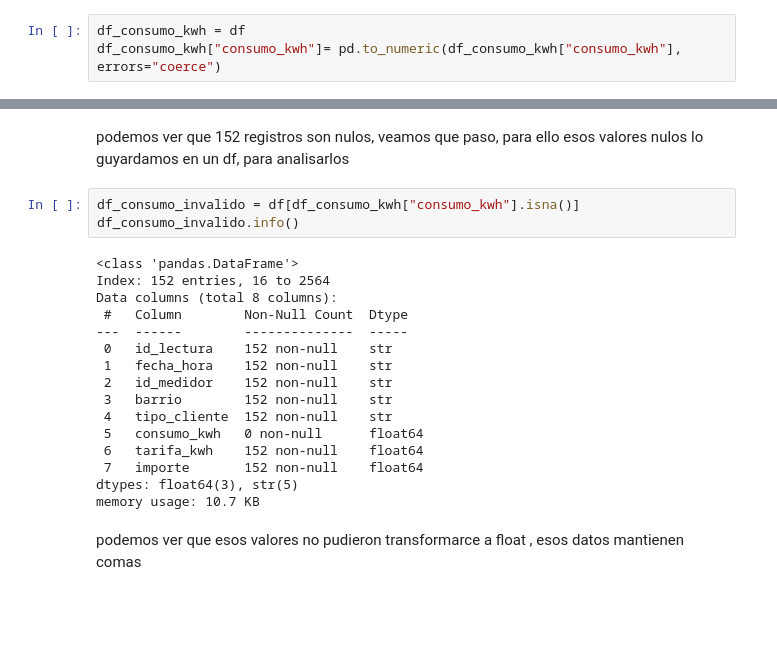
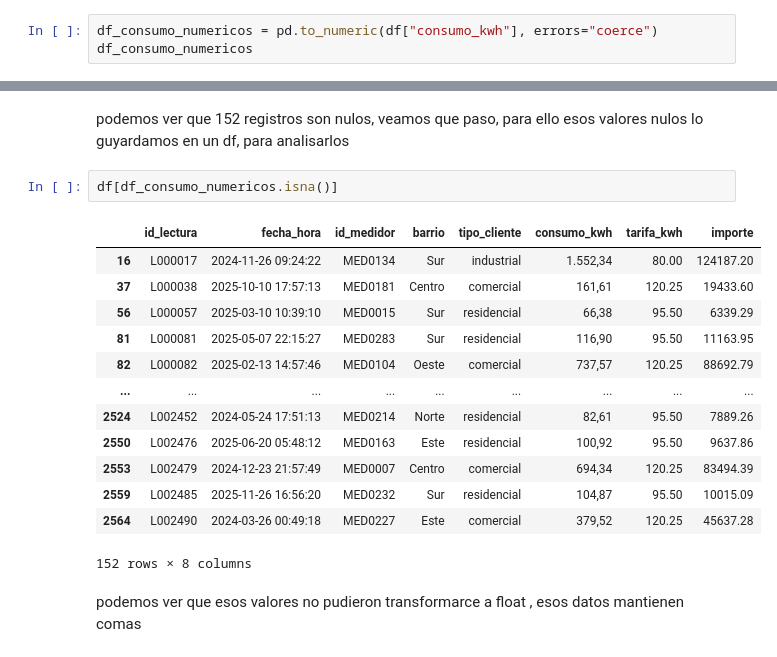
Before and after one commit to giiovannie/tp-final-big-data--EnergiaViva-SA, a Jupyter notebook: exploracion.ipynb, the cells around one changed output, grey strips where cells are left out. Drawn from its saved outputs; the diff is of its cells as text; blank space fills up the shorter version.

Commit message:
fix: se arreglo un error de analisis en codigo python

```diff
--- a/exploracion.ipynb
+++ b/exploracion.ipynb
@@ -147,5 +147,5 @@ con respecto a este campo podemos ver que por diferencia de espaciado y de inici
 # %% [markdown]
 bien ahora analisaremos este campo consumo_kwh
 # %%
-df_consumo_kwh = df
-df_consumo_kwh["consumo_kwh"]= pd.to_numeric(df_consumo_kwh["consumo_kwh"], errors="coerce")
+df_consumo_numericos = pd.to_numeric(df["consumo_kwh"], errors="coerce")
+df_consumo_numericos
@@ -159,24 +172,21 @@ np.int64(152)
 # %% [markdown]
 podemos ver que 152 registros son nulos, veamos que paso, para ello esos valores nulos lo guyardamos en un df, para analisarlos
 # %%
-df_consumo_invalido = df[df_consumo_kwh["consumo_kwh"].isna()]
-df_consumo_invalido.info()
+df[df_consumo_numericos.isna()]
 # %% [output]
+|  | id_lectura | fecha_hora | id_medidor | barrio | tipo_cliente | consumo_kwh | tarifa_kwh | importe |
+| 16 | L000017 | 2024-11-26 09:24:22 | MED0134 | Sur | industrial | 1.552,34 | 80.00 | 124187.20 |
+| 37 | L000038 | 2025-10-10 17:57:13 | MED0181 | Centro | comercial | 161,61 | 120.25 | 19433.60 |
+| 56 | L000057 | 2025-03-10 10:39:10 | MED0015 | Sur | residencial | 66,38 | 95.50 | 6339.29 |
+| 81 | L000081 | 2025-05-07 22:15:27 | MED0283 | Sur | residencial | 116,90 | 95.50 | 11163.95 |
+| 82 | L000082 | 2025-02-13 14:57:46 | MED0104 | Oeste | comercial | 737,57 | 120.25 | 88692.79 |
+| ... | ... | ... | ... | ... | ... | ... | ... | ... |
+| 2524 | L002452 | 2024-05-24 17:51:13 | MED0214 | Norte | residencial | 82,61 | 95.50 | 7889.26 |
+| 2550 | L002476 | 2025-06-20 05:48:12 | MED0163 | Este | residencial | 100,92 | 95.50 | 9637.86 |
+| 2553 | L002479 | 2024-12-23 21:57:49 | MED0007 | Centro | comercial | 694,34 | 120.25 | 83494.39 |
+| 2559 | L002485 | 2025-11-26 16:56:20 | MED0232 | Sur | residencial | 104,87 | 95.50 | 10015.09 |
+| 2564 | L002490 | 2024-03-26 00:49:18 | MED0227 | Este | comercial | 379,52 | 120.25 | 45637.28 |
-<class 'pandas.DataFrame'>
-Index: 152 entries, 16 to 2564
-Data columns (total 8 columns):
- #   Column        Non-Null Count  Dtype
----  ------        --------------  -----
- 0   id_lectura    152 non-null    str
- 1   fecha_hora    152 non-null    str
- 2   id_medidor    152 non-null    str
- 3   barrio        152 non-null    str
- 4   tipo_cliente  152 non-null    str
- 5   consumo_kwh   0 non-null      float64
- 6   tarifa_kwh    152 non-null    float64
- 7   importe       152 non-null    float64
-dtypes: float64(3), str(5)
-memory usage: 10.7 KB
+152 rows × 8 columns
 # %% [markdown]
 podemos ver que esos valores no pudieron transformarce a float , esos datos mantienen comas
 # %%
```
Also changed, not shown: parts of 3 cells of this notebook.
